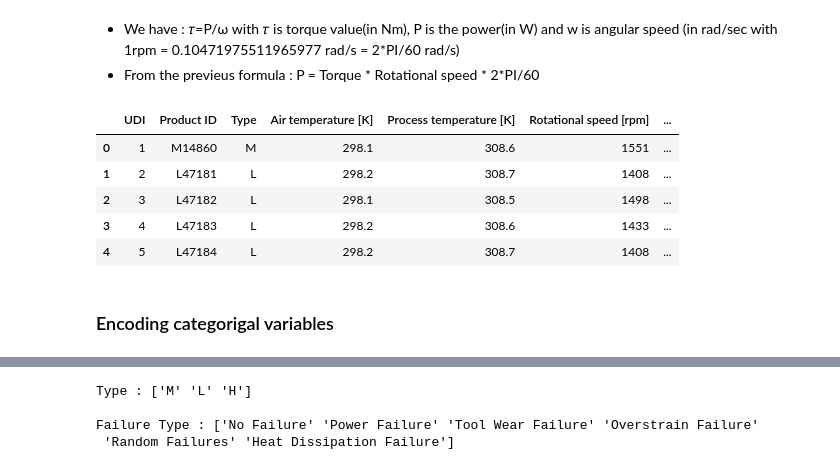
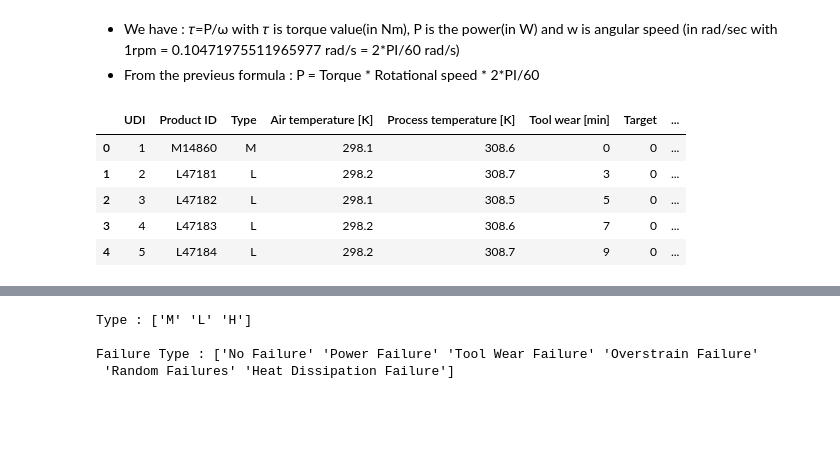
Before and after one commit to AmraniMohammed/Predictive-Maintenance, a Jupyter notebook: Predictive maintenance.ipynb, the cells around one changed output, grey strips where cells are left out. Saved outputs shown, nothing was run; the diff lists cells and outputs as text; code cells hidden in the pictures; blank space fills up the shorter version.

```diff
--- a/Predictive maintenance.ipynb
+++ b/Predictive maintenance.ipynb
@@ -394,17 +355,15 @@ Shape after : (9836, 10)
 # %%
 import math #for the pi value
 
 df['Power [W]'] = df["Torque [Nm]"] * df["Rotational speed [rpm]"] * (math.pi*2/60) #creat the power column
 
-df.drop(['Torque [Nm]', 'Rotational speed [rpm]'], axis=1) #remove torque and rotational speed columns
+df.drop(['Torque [Nm]', 'Rotational speed [rpm]'], inplace=True, axis=1) #remove torque and rotational speed columns
 
 df.head()
 # %% [output]
-|  | UDI | Product ID | Type | Air temperature [K] | Process temperature [K] | Rotational speed [rpm] | ... |
-| 0 | 1 | M14860 | M | 298.1 | 308.6 | 1551 | ... |
-| 1 | 2 | L47181 | L | 298.2 | 308.7 | 1408 | ... |
-| 2 | 3 | L47182 | L | 298.1 | 308.5 | 1498 | ... |
-| 3 | 4 | L47183 | L | 298.2 | 308.6 | 1433 | ... |
-| 4 | 5 | L47184 | L | 298.2 | 308.7 | 1408 | ... |
+|  | UDI | Product ID | Type | Air temperature [K] | Process temperature [K] | Tool wear [min] | Target | ... |
+| 0 | 1 | M14860 | M | 298.1 | 308.6 | 0 | 0 | ... |
+| 1 | 2 | L47181 | L | 298.2 | 308.7 | 3 | 0 | ... |
+| 2 | 3 | L47182 | L | 298.1 | 308.5 | 5 | 0 | ... |
+| 3 | 4 | L47183 | L | 298.2 | 308.6 | 7 | 0 | ... |
+| 4 | 5 | L47184 | L | 298.2 | 308.7 | 9 | 0 | ... |
-# %% [markdown]
-### Encoding categorigal variables
```
Also changed, not shown: parts of 29 cells of this notebook.
